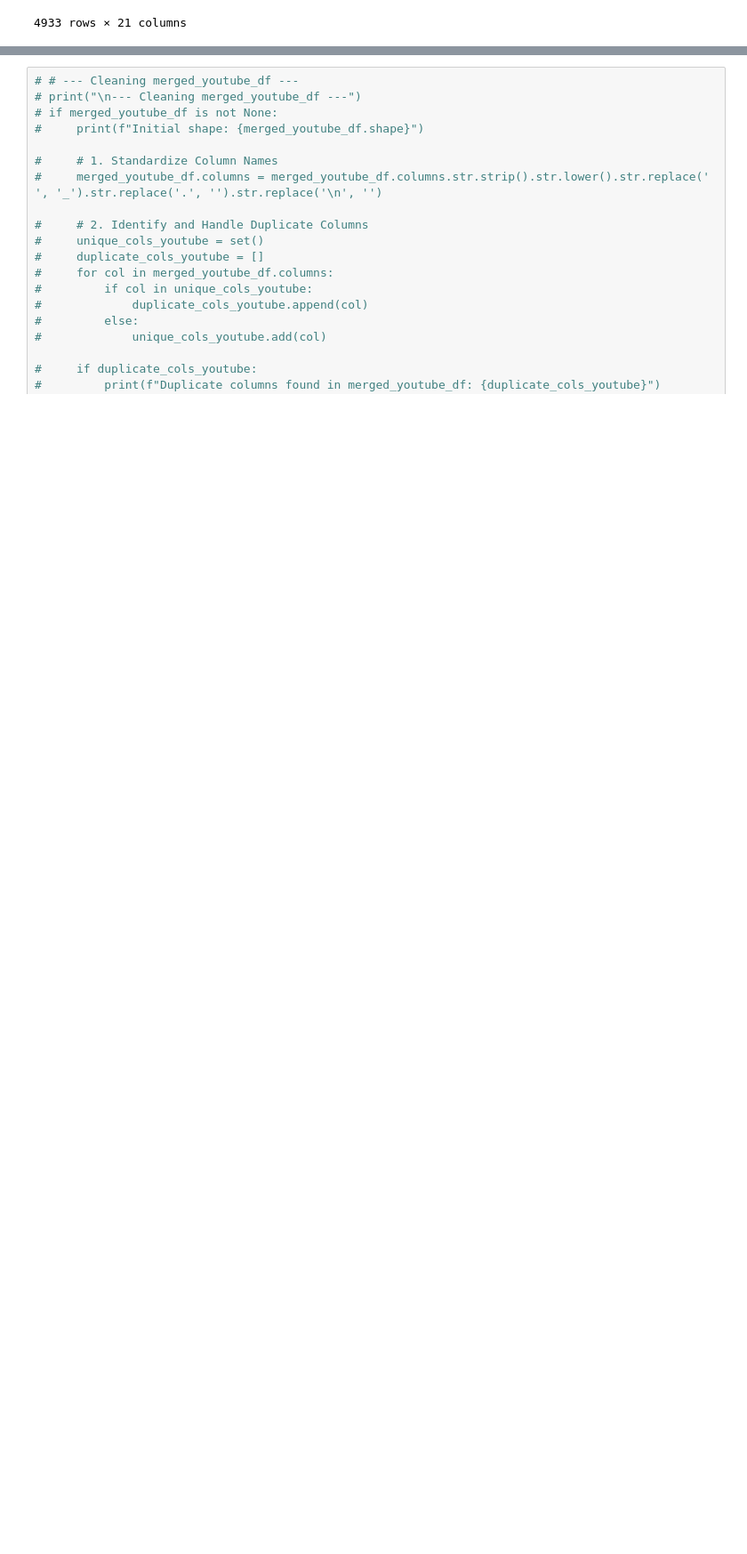
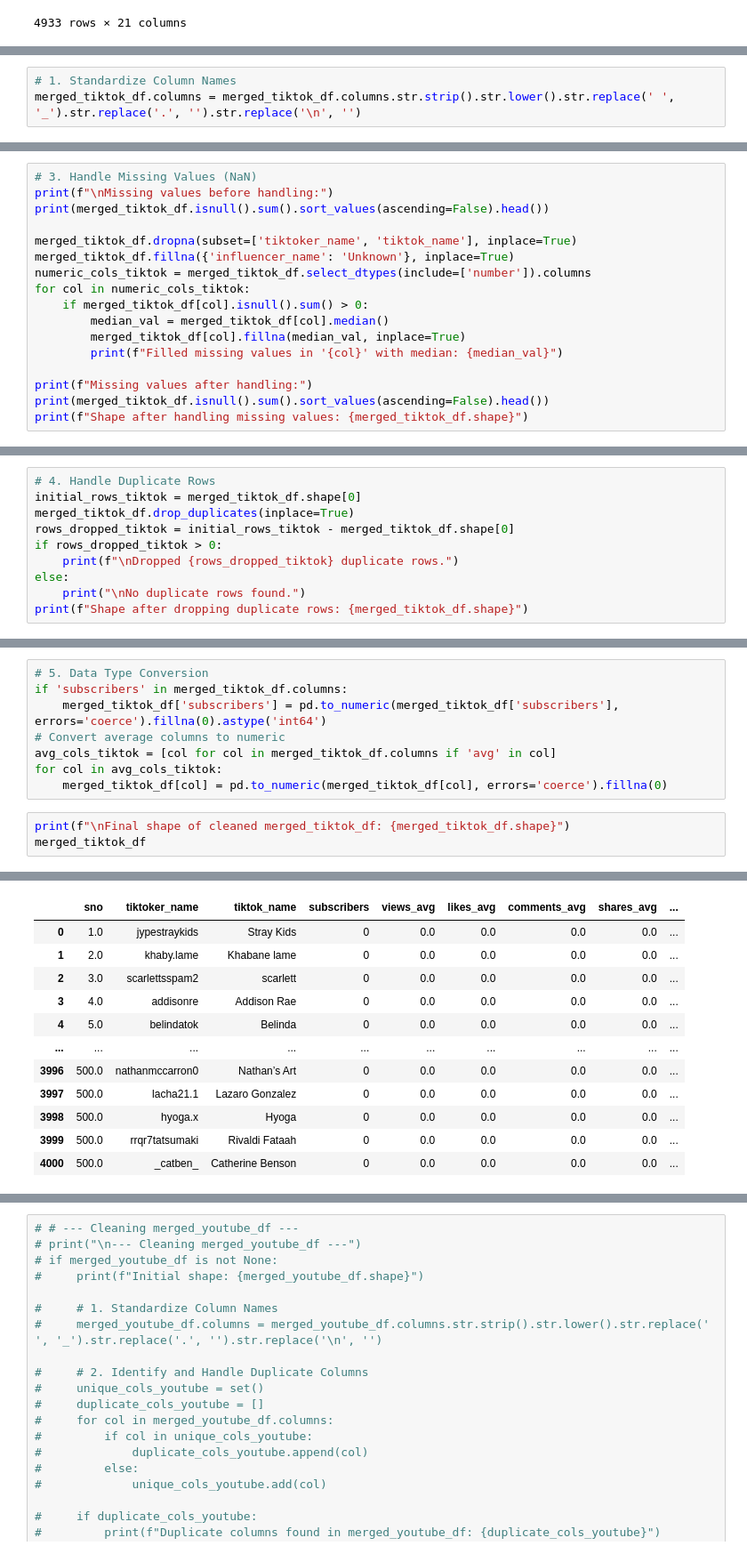
Before and after one commit to AlexOrtiz5/Social_Media, a Jupyter notebook: Clean_Media_Data.ipynb, the cells around one changed output, grey strips where cells are left out. Shown at 89% size. Saved outputs shown, nothing was run; the diff lists cells and outputs as text; blank space fills up the shorter version.

Commit message:
Cleaned one merged file

```diff
--- a/Clean_Media_Data.ipynb
+++ b/Clean_Media_Data.ipynb
@@ -1272,0 +1212,3 @@ Final shape of cleaned merged_instagram_df: (4933, 21)
+# %%
+# 1. Standardize Column Names
+merged_tiktok_df.columns = merged_tiktok_df.columns.str.strip().str.lower().str.replace(' ', '_').str.replace('.', '').str.replace('\n', '')
@@ -1272,0 +1232,17 @@ Final shape of cleaned merged_instagram_df: (4933, 21)
+# %%
+# 3. Handle Missing Values (NaN)
+print(f"\nMissing values before handling:")
+print(merged_tiktok_df.isnull().sum().sort_values(ascending=False).head())
+
+merged_tiktok_df.dropna(subset=['tiktoker_name', 'tiktok_name'], inplace=True)
+merged_tiktok_df.fillna({'influencer_name': 'Unknown'}, inplace=True)
+numeric_cols_tiktok = merged_tiktok_df.select_dtypes(include=['number']).columns
+for col in numeric_cols_tiktok:
+    if merged_tiktok_df[col].isnull().sum() > 0:
+        median_val = merged_tiktok_df[col].median()
+        merged_tiktok_df[col].fillna(median_val, inplace=True)
+        print(f"Filled missing values in '{col}' with median: {median_val}")
+
+print(f"Missing values after handling:")
+print(merged_tiktok_df.isnull().sum().sort_values(ascending=False).head())
+print(f"Shape after handling missing values: {merged_tiktok_df.shape}")
@@ -1272,0 +1268,10 @@ Final shape of cleaned merged_instagram_df: (4933, 21)
+# %%
+# 4. Handle Duplicate Rows
+initial_rows_tiktok = merged_tiktok_df.shape[0]
+merged_tiktok_df.drop_duplicates(inplace=True)
+rows_dropped_tiktok = initial_rows_tiktok - merged_tiktok_df.shape[0]
+if rows_dropped_tiktok > 0:
+    print(f"\nDropped {rows_dropped_tiktok} duplicate rows.")
+else:
+    print("\nNo duplicate rows found.")
+print(f"Shape after dropping duplicate rows: {merged_tiktok_df.shape}")
@@ -1272,0 +1281,12 @@ Final shape of cleaned merged_instagram_df: (4933, 21)
+# %%
+# 5. Data Type Conversion
+if 'subscribers' in merged_tiktok_df.columns:
+    merged_tiktok_df['subscribers'] = pd.to_numeric(merged_tiktok_df['subscribers'], errors='coerce').fillna(0).astype('int64')
+# Convert average columns to numeric
+avg_cols_tiktok = [col for col in merged_tiktok_df.columns if 'avg' in col]
+for col in avg_cols_tiktok:
+    merged_tiktok_df[col] = pd.to_numeric(merged_tiktok_df[col], errors='coerce').fillna(0)
+# %%
+print(f"\nFinal shape of cleaned merged_tiktok_df: {merged_tiktok_df.shape}")
+merged_tiktok_df
+# %% [output]
@@ -1272,0 +1294,12 @@ Final shape of cleaned merged_instagram_df: (4933, 21)
+|  | sno | tiktoker_name | tiktok_name | subscribers | views_avg | likes_avg | comments_avg | shares_avg | ... |
+| 0 | 1.0 | jypestraykids | Stray Kids | 0 | 0.0 | 0.0 | 0.0 | 0.0 | ... |
+| 1 | 2.0 | khaby.lame | Khabane lame | 0 | 0.0 | 0.0 | 0.0 | 0.0 | ... |
+| 2 | 3.0 | scarlettsspam2 | scarlett | 0 | 0.0 | 0.0 | 0.0 | 0.0 | ... |
+| 3 | 4.0 | addisonre | Addison Rae | 0 | 0.0 | 0.0 | 0.0 | 0.0 | ... |
+| 4 | 5.0 | belindatok | Belinda | 0 | 0.0 | 0.0 | 0.0 | 0.0 | ... |
+| ... | ... | ... | ... | ... | ... | ... | ... | ... | ... |
+| 3996 | 500.0 | nathanmccarron0 | Nathan’s Art | 0 | 0.0 | 0.0 | 0.0 | 0.0 | ... |
+| 3997 | 500.0 | lacha21.1 | Lazaro Gonzalez | 0 | 0.0 | 0.0 | 0.0 | 0.0 | ... |
+| 3998 | 500.0 | hyoga.x | Hyoga | 0 | 0.0 | 0.0 | 0.0 | 0.0 | ... |
+| 3999 | 500.0 | rrqr7tatsumaki | Rivaldi Fataah | 0 | 0.0 | 0.0 | 0.0 | 0.0 | ... |
+| 4000 | 500.0 | _catben_ | Catherine Benson | 0 | 0.0 | 0.0 | 0.0 | 0.0 | ... |
```
Also changed, not shown: parts of 5 cells of this notebook.
